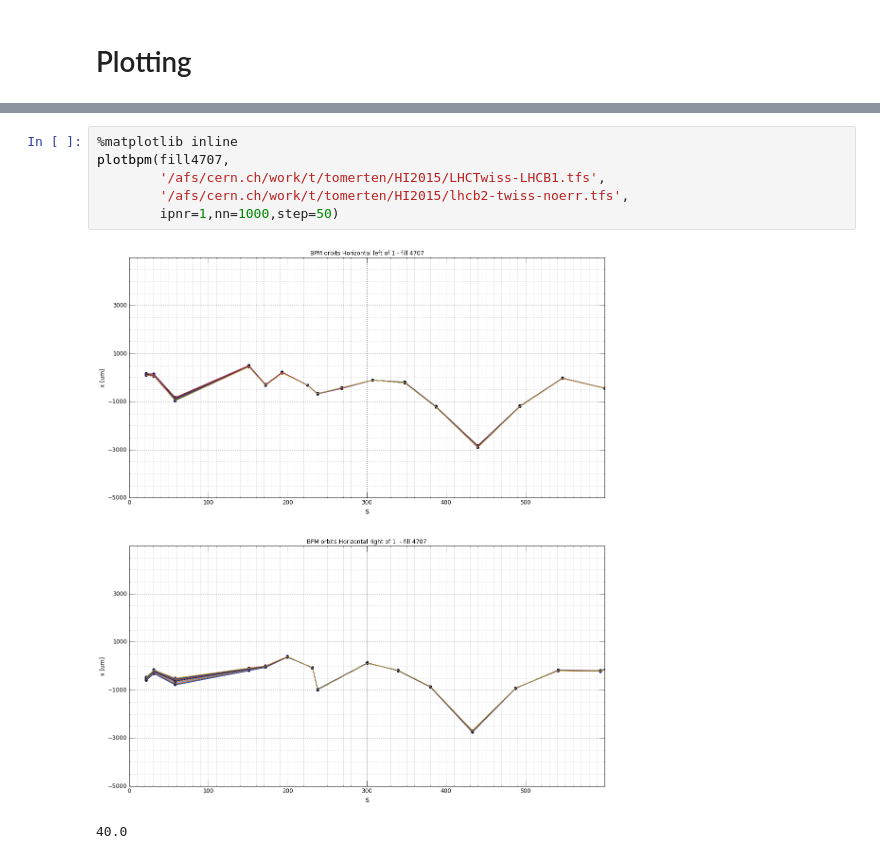
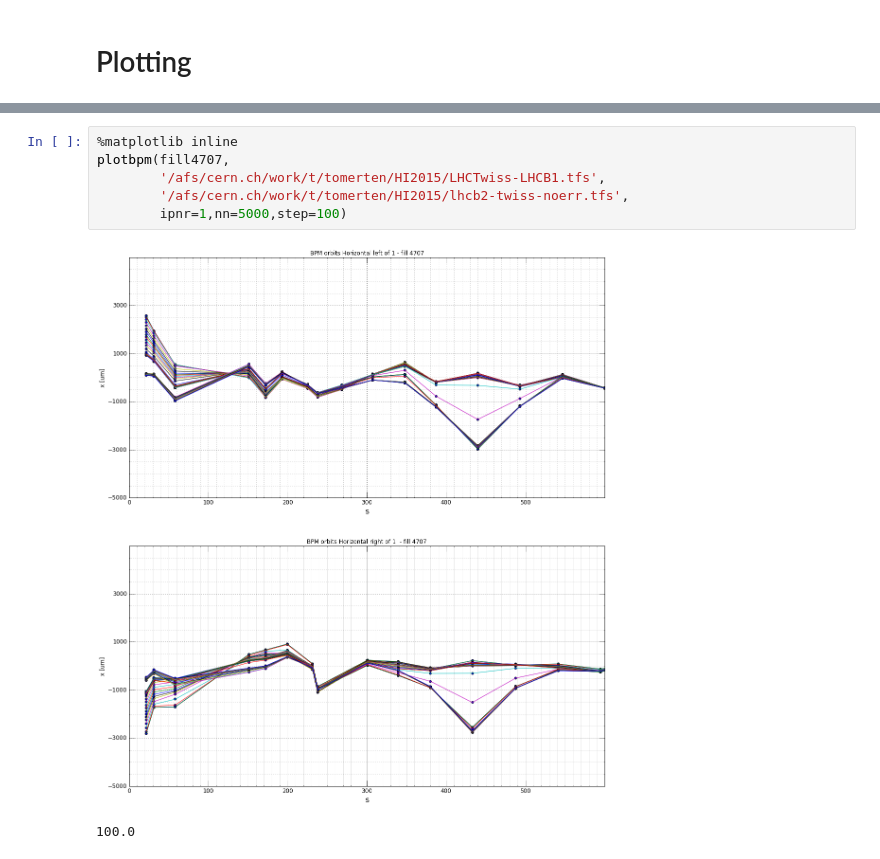
Before and after one commit to TMsangohan/Python_Tracking_Sec_Beams, a Jupyter notebook: BPM_ALL_IP.ipynb, the cells around one changed output, grey strips where cells are left out. Cells and saved outputs as stored; diff of their text form.

```diff
--- a/BPM_ALL_IP.ipynb
+++ b/BPM_ALL_IP.ipynb
@@ -206,12 +206,12 @@ plotbpm(fill4696,
 # %%
 %matplotlib inline
 plotbpm(fill4707,
         '/afs/cern.ch/work/t/tomerten/HI2015/LHCTwiss-LHCB1.tfs',
         '/afs/cern.ch/work/t/tomerten/HI2015/lhcb2-twiss-noerr.tfs',
-        ipnr=1,nn=1000,step=50)
+        ipnr=1,nn=5000,step=100)
 # %% [output]
-[figure, old version]
+[figure, new version]
-40.0
+100.0
 # %%
 %matplotlib inline
 plotbpm(fill4696,
```
Also changed, not shown: parts of 5 cells of this notebook.
